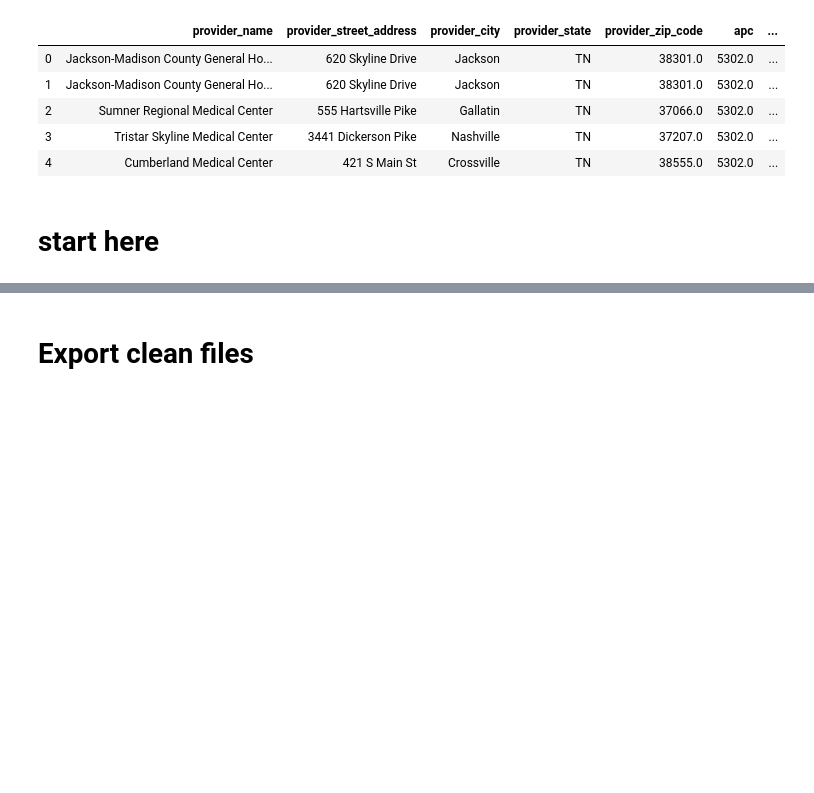
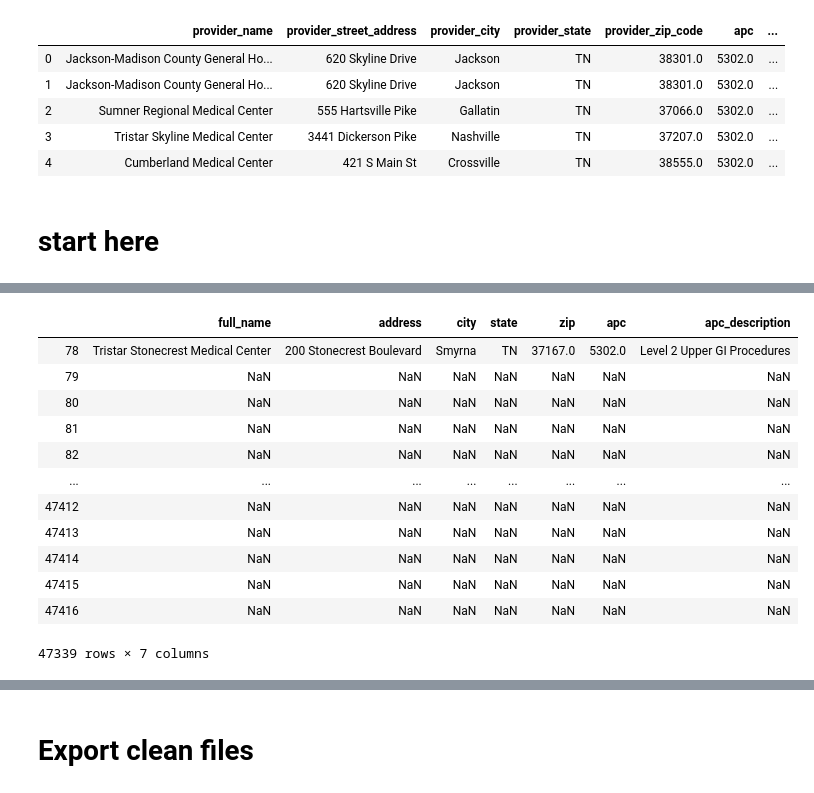
Before and after one commit to landrybutler/da2capstone, a Jupyter notebook: notebooks/01-Setup.ipynb, the cells around one changed output, grey strips where cells are left out. Drawn from its saved outputs; the diff is of its cells as text; code cells hidden in the pictures; blank space fills up the shorter version.

```diff
--- a/notebooks/01-Setup.ipynb
+++ b/notebooks/01-Setup.ipynb
@@ -235,0 +365,16 @@ outpatient_tmp.head()
+# %%
+outpatient_tmp.tail(47339)
+# %% [output]
+|  | full_name | address | city | state | zip | apc | apc_description |
+| 78 | Tristar Stonecrest Medical Center | 200 Stonecrest Boulevard | Smyrna | TN | 37167.0 | 5302.0 | Level 2 Upper GI Procedures |
+| 79 | NaN | NaN | NaN | NaN | NaN | NaN | NaN |
+| 80 | NaN | NaN | NaN | NaN | NaN | NaN | NaN |
+| 81 | NaN | NaN | NaN | NaN | NaN | NaN | NaN |
+| 82 | NaN | NaN | NaN | NaN | NaN | NaN | NaN |
+| ... | ... | ... | ... | ... | ... | ... | ... |
+| 47412 | NaN | NaN | NaN | NaN | NaN | NaN | NaN |
+| 47413 | NaN | NaN | NaN | NaN | NaN | NaN | NaN |
+| 47414 | NaN | NaN | NaN | NaN | NaN | NaN | NaN |
+| 47415 | NaN | NaN | NaN | NaN | NaN | NaN | NaN |
+| 47416 | NaN | NaN | NaN | NaN | NaN | NaN | NaN |
+47339 rows × 7 columns
```
Also changed, not shown: parts of 25 cells of this notebook.
